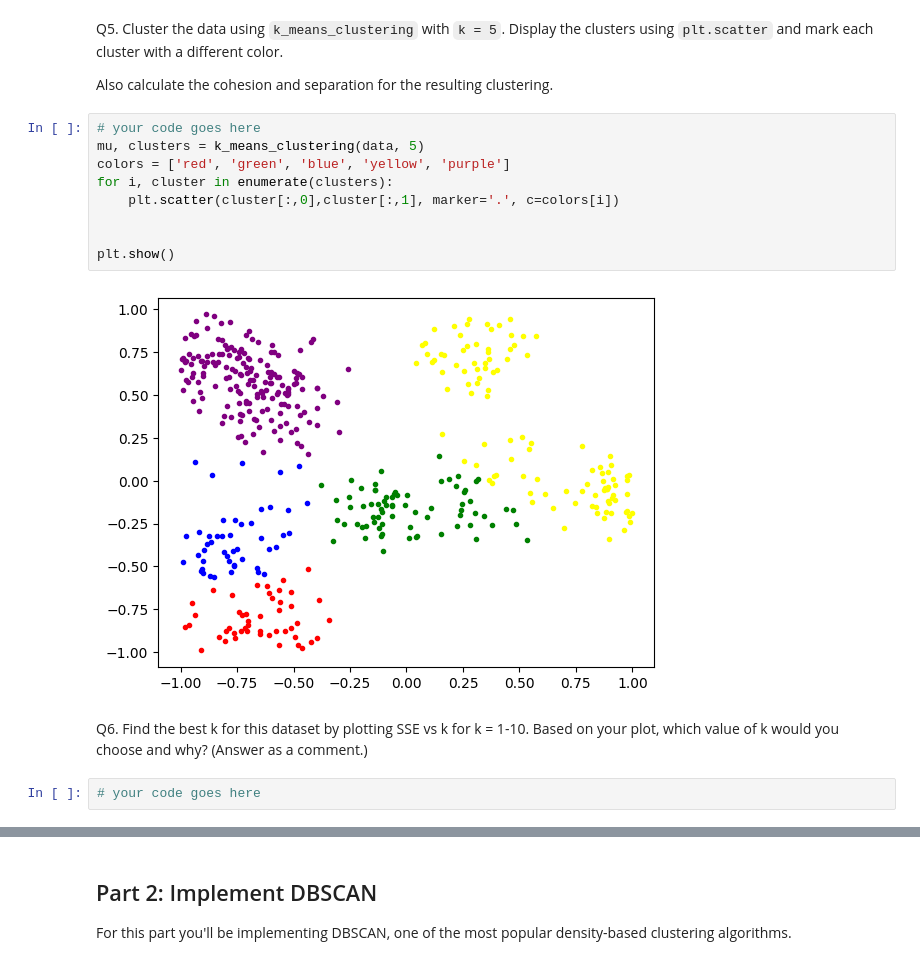
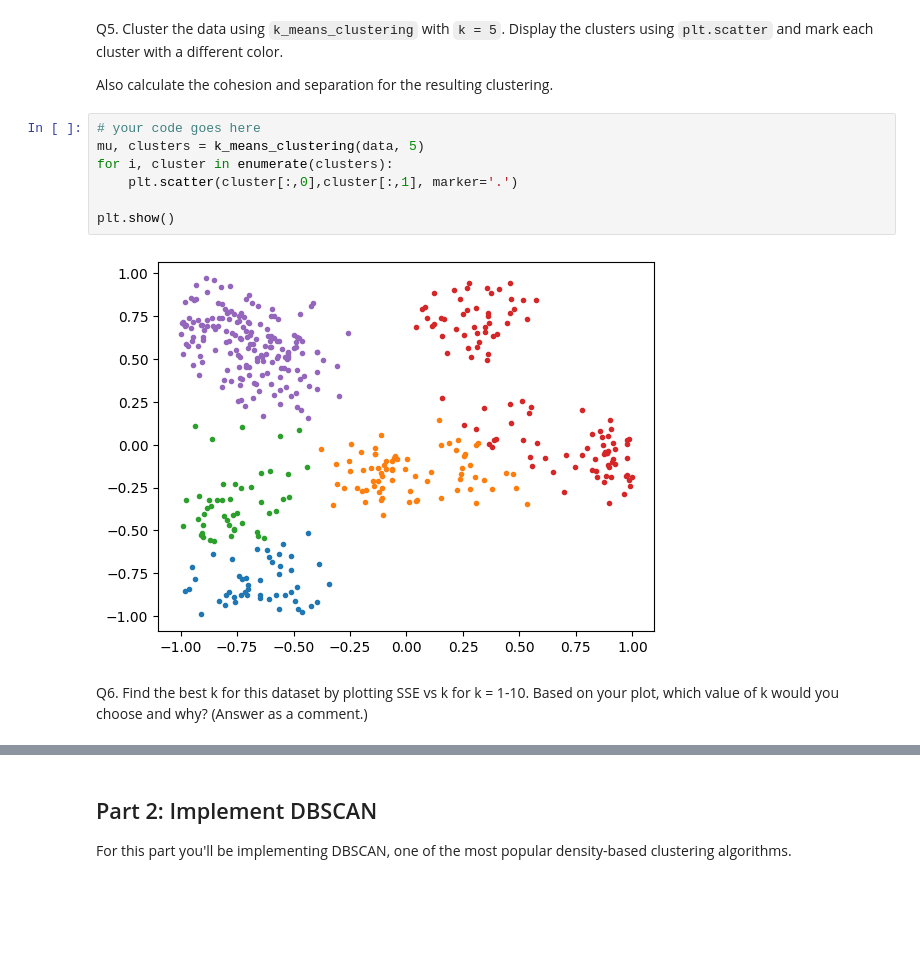
Before and after one commit to mattseq/MLacademy, a Jupyter notebook: K-means/HW5 - Clustering.ipynb, the cells around one changed output, grey strips where cells are left out. Drawn from its saved outputs; the diff is of its cells as text; blank space fills up the shorter version.

```diff
--- a/K-means/HW5 - Clustering.ipynb
+++ b/K-means/HW5 - Clustering.ipynb
@@ -81,15 +81,11 @@ Also calculate the cohesion and separation for the resulting clustering.
 # %%
 # your code goes here
 mu, clusters = k_means_clustering(data, 5)
-colors = ['red', 'green', 'blue', 'yellow', 'purple']
 for i, cluster in enumerate(clusters):
-    plt.scatter(cluster[:,0],cluster[:,1], marker='.', c=colors[i])
-
+    plt.scatter(cluster[:,0],cluster[:,1], marker='.')
 
 plt.show()
 # %% [output]
-[figure, old version]
+[figure, new version]
 # %% [markdown]
 Q6. Find the best k for this dataset by plotting SSE vs k for k = 1-10. Based on your plot, which value of k would you choose and why? (Answer as a comment.)
-# %%
-# your code goes here
```
Also changed, not shown: parts of 1 cell of this notebook, 7 other files.
